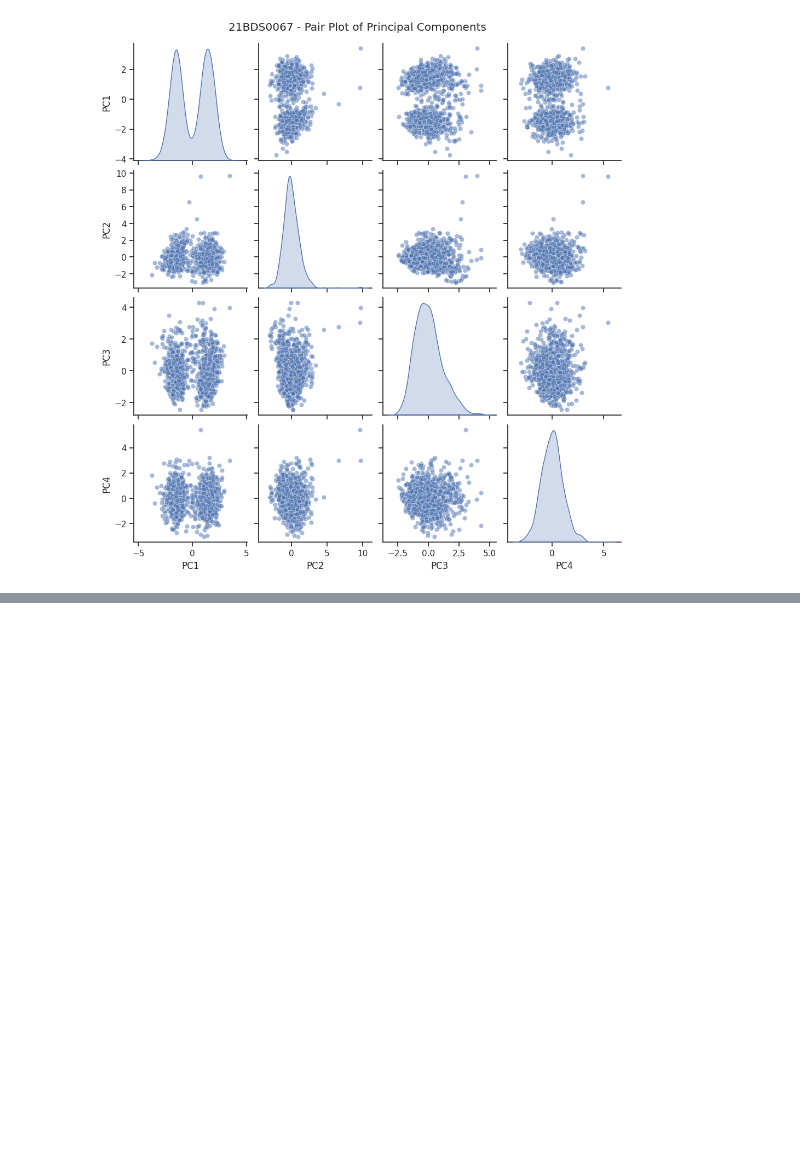
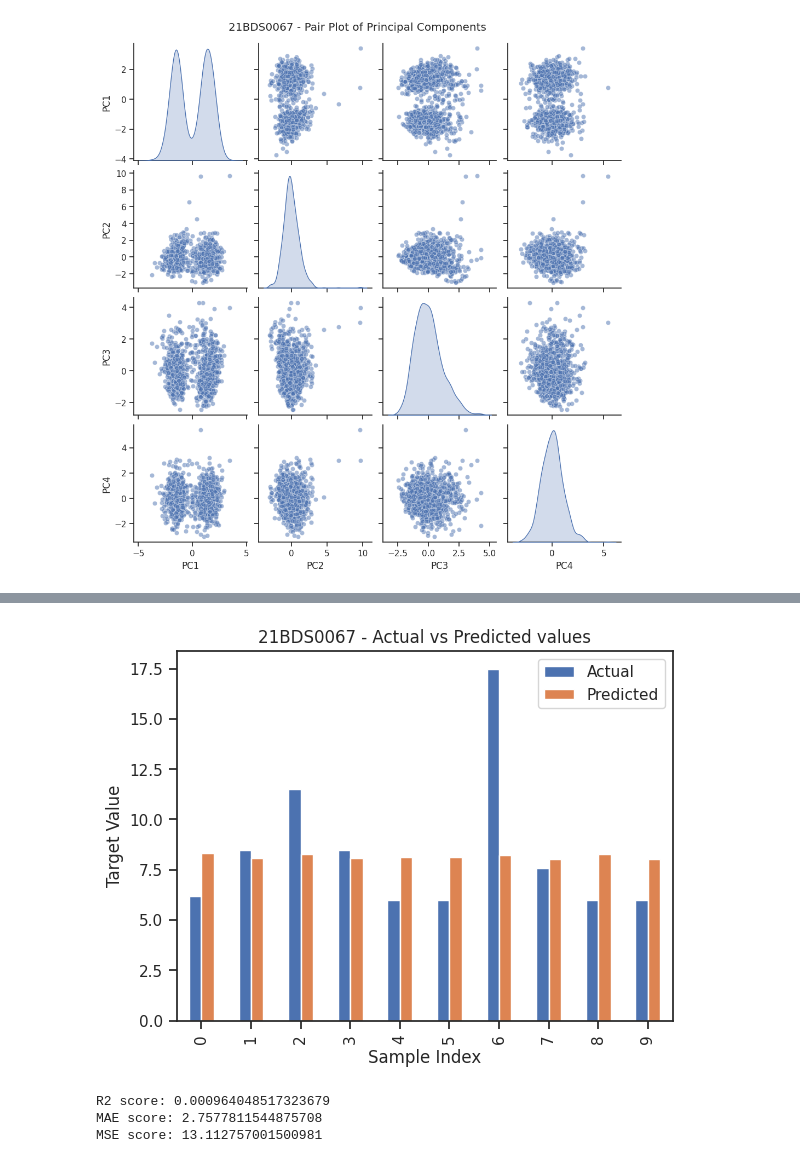
Before and after one commit to JananeeShri27/EDA-THEORY, a Jupyter notebook: Untitled0.ipynb, the cells around one changed output, grey strips where cells are left out. Saved outputs shown, nothing was run; the diff lists cells and outputs as text; code cells hidden in the pictures; blank space fills up the shorter version.

```diff
--- a/Untitled0.ipynb
+++ b/Untitled0.ipynb
@@ -941,0 +947,20 @@ ValueError: could not convert string to float: 'no'
+# %%
+# Plotting the actual vs predicted values
+evaluate.head(10).plot(kind='bar')
+plt.title("21BDS0067 - Actual vs Predicted values")
+plt.xlabel("Sample Index")
+plt.ylabel("Target Value")
+plt.show()
+
+# Computing additional evaluation metrics
+# R2 Score
+print(f"R2 score: {r2_score(y_test, y_pred)}")
+# Mean Absolute Error (MAE)
+print(f"MAE score: {mean_absolute_error(y_test, y_pred)}")
+# Mean Squared Error (MSE)
+print(f"MSE score: {mean_squared_error(y_test, y_pred)}")
+# %% [output]
+[figure, added]
+R2 score: 0.000964048517323679
+MAE score: 2.7577811544875708
+MSE score: 13.112757001500981
```
Also changed, not shown: parts of 4 cells of this notebook.
